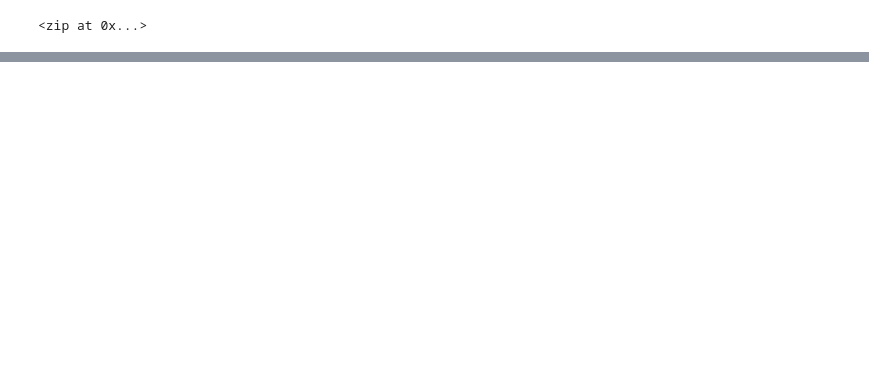
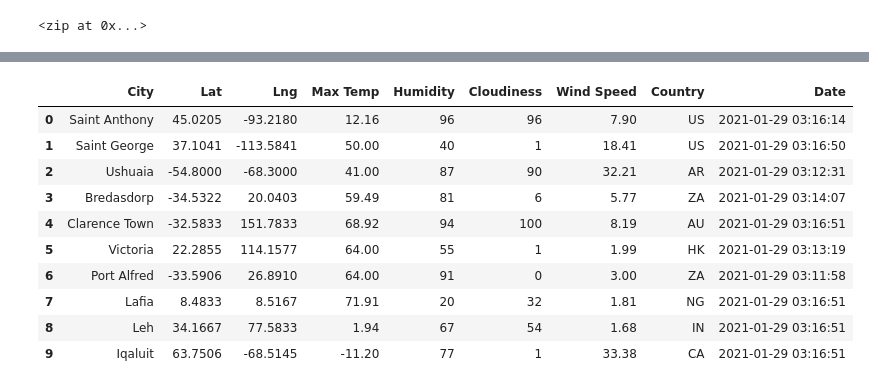
Before and after one commit to pbandi2020/World_Weather_Analysis, a Jupyter notebook: WeatherPy.ipynb, the cells around one changed output, grey strips where cells are left out. Drawn from its saved outputs; the diff is of its cells as text; code cells hidden in the pictures; blank space fills up the shorter version.

Commit message:
Starting module 6.3

```diff
--- a/WeatherPy.ipynb
+++ b/WeatherPy.ipynb
@@ -6,0 +16,11 @@ from citipy import citipy
+# %%
+# create an empty list to hold the city weather data
+city_date = []
+
+# print the start of the loop
+print('Beggining of Data Retrievel')
+print('-----------------------------')
+
+# initiate start and counter variable
+record_count = 1
+set_count = 1
@@ -35,0 +59,3 @@ print(len(cities) )
+# %%
+# Starting URL for Weather Map API Call.
+url = "http://api.openweathermap.org/data/2.5/weather?units=Imperial&APPID=" + weather_api_key
@@ -35,0 +66,15 @@ print(len(cities) )
+# %%
+i = 0
+while i <= 1:
+    city = "Houston"
+    print(f"{city}")
+#     city_url = url + '&q=' + city.replace("","+")
+    city_url = url + '&q=' + "Houston"
+
+    print(f"Processing Records {record_count} so set {set_count} | {city}")
+
+    city_weather = requests.get(city_url)
+    city_weather_json =  city_weather.json()
+
+    print(city_weather_json)
+    i += 1
@@ -35,0 +165,16 @@ print(len(cities) )
+# %%
+# convert the dictionary into panda data frame
+city_data_df = pd.DataFrame(city_data)
+city_data_df.head(10)
+# %% [output]
+|  | City | Lat | Lng | Max Temp | Humidity | Cloudiness | Wind Speed | Country | Date |
+| 0 | Saint Anthony | 45.0205 | -93.2180 | 12.16 | 96 | 96 | 7.90 | US | 2021-01-29 03:16:14 |
+| 1 | Saint George | 37.1041 | -113.5841 | 50.00 | 40 | 1 | 18.41 | US | 2021-01-29 03:16:50 |
+| 2 | Ushuaia | -54.8000 | -68.3000 | 41.00 | 87 | 90 | 32.21 | AR | 2021-01-29 03:12:31 |
+| 3 | Bredasdorp | -34.5322 | 20.0403 | 59.49 | 81 | 6 | 5.77 | ZA | 2021-01-29 03:14:07 |
+| 4 | Clarence Town | -32.5833 | 151.7833 | 68.92 | 94 | 100 | 8.19 | AU | 2021-01-29 03:16:51 |
+| 5 | Victoria | 22.2855 | 114.1577 | 64.00 | 55 | 1 | 1.99 | HK | 2021-01-29 03:13:19 |
+| 6 | Port Alfred | -33.5906 | 26.8910 | 64.00 | 91 | 0 | 3.00 | ZA | 2021-01-29 03:11:58 |
+| 7 | Lafia | 8.4833 | 8.5167 | 71.91 | 20 | 32 | 1.81 | NG | 2021-01-29 03:16:51 |
+| 8 | Leh | 34.1667 | 77.5833 | 1.94 | 67 | 54 | 1.68 | IN | 2021-01-29 03:16:51 |
+| 9 | Iqaluit | 63.7506 | -68.5145 | -11.20 | 77 | 1 | 33.38 | CA | 2021-01-29 03:16:51 |
```
Also changed, not shown: parts of 9 cells of this notebook, 4 other files.
